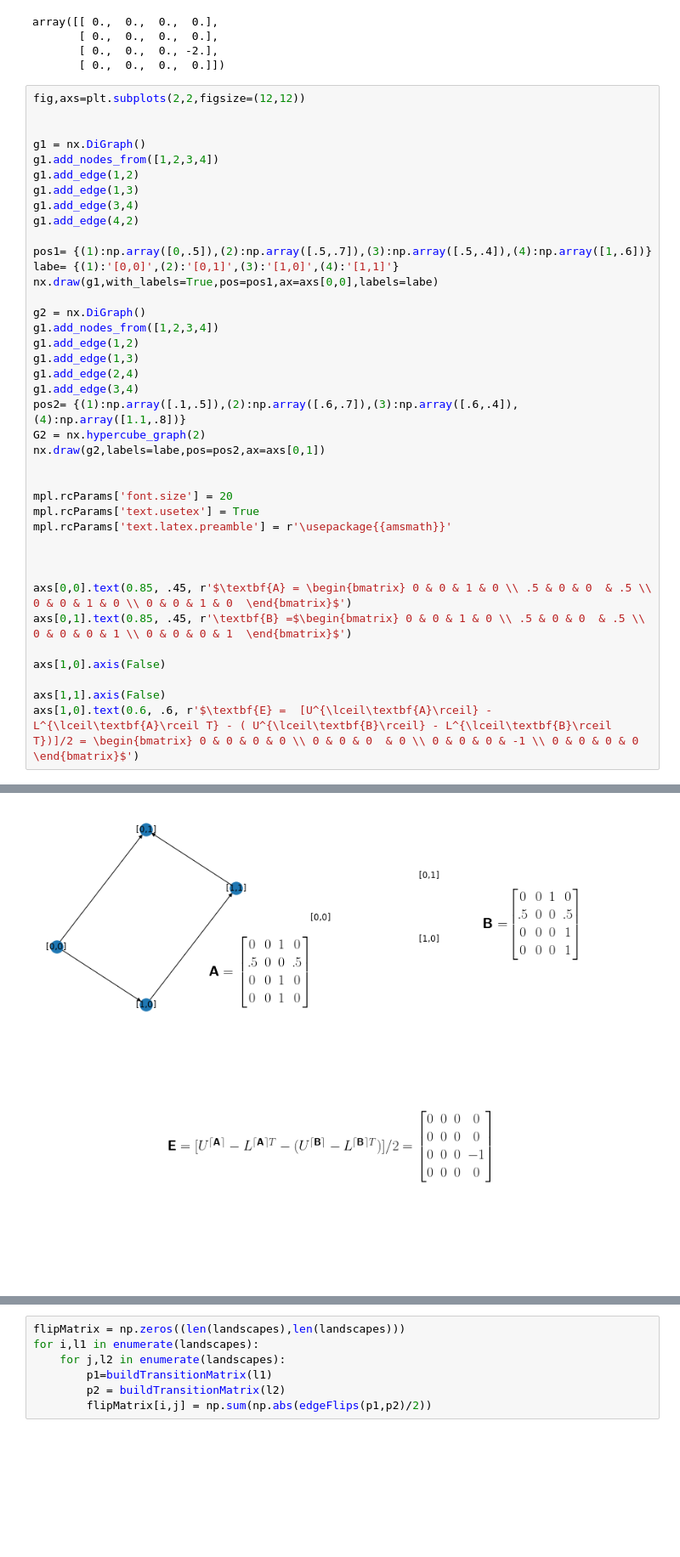
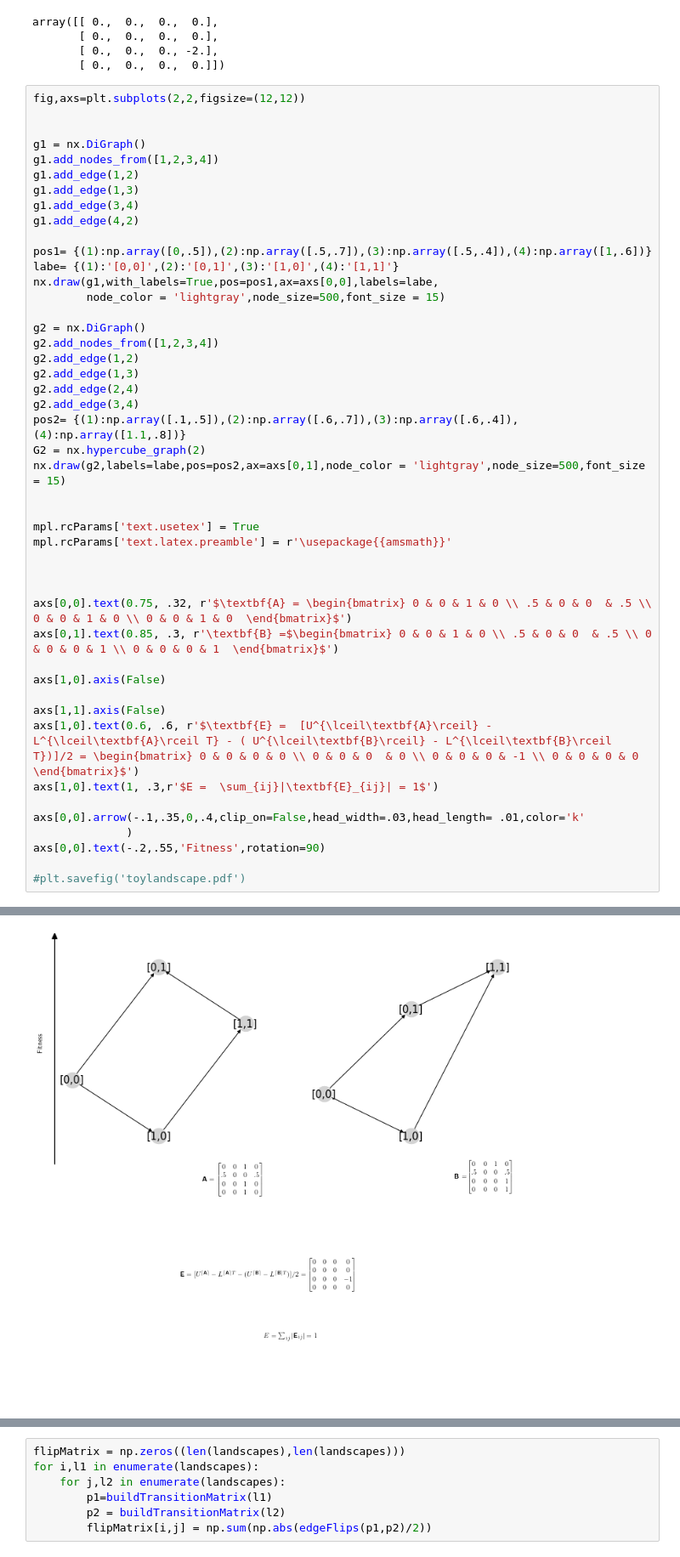
Before and after one commit to nkrishnan94/edgeflips, a Jupyter notebook: edgeflips.ipynb, the cells around one changed output, grey strips where cells are left out. Shown at 85% size. Saved outputs shown, nothing was run; the diff lists cells and outputs as text; blank space fills up the shorter version.

```diff
--- a/edgeflips.ipynb
+++ b/edgeflips.ipynb
@@ -80,30 +108,37 @@ g1.add_edge(4,2)
 
 pos1= {(1):np.array([0,.5]),(2):np.array([.5,.7]),(3):np.array([.5,.4]),(4):np.array([1,.6])}
 labe= {(1):'[0,0]',(2):'[0,1]',(3):'[1,0]',(4):'[1,1]'}
-nx.draw(g1,with_labels=True,pos=pos1,ax=axs[0,0],labels=labe)
+nx.draw(g1,with_labels=True,pos=pos1,ax=axs[0,0],labels=labe,
+        node_color = 'lightgray',node_size=500,font_size = 15)
 
 g2 = nx.DiGraph()
-g1.add_nodes_from([1,2,3,4])
-g1.add_edge(1,2)
-g1.add_edge(1,3)
-g1.add_edge(2,4)
-g1.add_edge(3,4)
+g2.add_nodes_from([1,2,3,4])
+g2.add_edge(1,2)
+g2.add_edge(1,3)
+g2.add_edge(2,4)
+g2.add_edge(3,4)
 pos2= {(1):np.array([.1,.5]),(2):np.array([.6,.7]),(3):np.array([.6,.4]),(4):np.array([1.1,.8])}
 G2 = nx.hypercube_graph(2)
-nx.draw(g2,labels=labe,pos=pos2,ax=axs[0,1])
+nx.draw(g2,labels=labe,pos=pos2,ax=axs[0,1],node_color = 'lightgray',node_size=500,font_size = 15)
 
 
-mpl.rcParams['font.size'] = 20
 mpl.rcParams['text.usetex'] = True
 mpl.rcParams['text.latex.preamble'] = r'\usepackage{{amsmath}}'
 
 
 
-axs[0,0].text(0.85, .45, r'$\textbf{A} = \begin{bmatrix} 0 & 0 & 1 & 0 \\ .5 & 0 & 0  & .5 \\ 0 & 0 & 1 & 0 \\ 0 & 0 & 1 & 0  \end{bmatrix}$')
-axs[0,1].text(0.85, .45, r'\textbf{B} =$\begin{bmatrix} 0 & 0 & 1 & 0 \\ .5 & 0 & 0  & .5 \\ 0 & 0 & 0 & 1 \\ 0 & 0 & 0 & 1  \end{bmatrix}$')
+axs[0,0].text(0.75, .32, r'$\textbf{A} = \begin{bmatrix} 0 & 0 & 1 & 0 \\ .5 & 0 & 0  & .5 \\ 0 & 0 & 1 & 0 \\ 0 & 0 & 1 & 0  \end{bmatrix}$')
+axs[0,1].text(0.85, .3, r'\textbf{B} =$\begin{bmatrix} 0 & 0 & 1 & 0 \\ .5 & 0 & 0  & .5 \\ 0 & 0 & 0 & 1 \\ 0 & 0 & 0 & 1  \end{bmatrix}$')
 
 axs[1,0].axis(False)
 
 axs[1,1].axis(False)
 axs[1,0].text(0.6, .6, r'$\textbf{E} =  [U^{\lceil\textbf{A}\rceil} - L^{\lceil\textbf{A}\rceil T} - ( U^{\lceil\textbf{B}\rceil} - L^{\lceil\textbf{B}\rceil T})]/2 = \begin{bmatrix} 0 & 0 & 0 & 0 \\ 0 & 0 & 0  & 0 \\ 0 & 0 & 0 & -1 \\ 0 & 0 & 0 & 0  \end{bmatrix}$')
+axs[1,0].text(1, .3,r'$E =  \sum_{ij}|\textbf{E}_{ij}| = 1$')
+
+axs[0,0].arrow(-.1,.35,0,.4,clip_on=False,head_width=.03,head_length= .01,color='k'
+              )
+axs[0,0].text(-.2,.55,'Fitness',rotation=90)
+
+#plt.savefig('toylandscape.pdf')
 # %% [output]
@@ -111 +146 @@ Text(0.6, 0.6, '$\\textbf{E} =  [U^{\\lceil\\textbf{A}\\rceil} - L^{\\lceil\\tex
-[figure, old version]
+[figure, new version]
```
Also changed, not shown: parts of 99 cells of this notebook, 13 other files.
